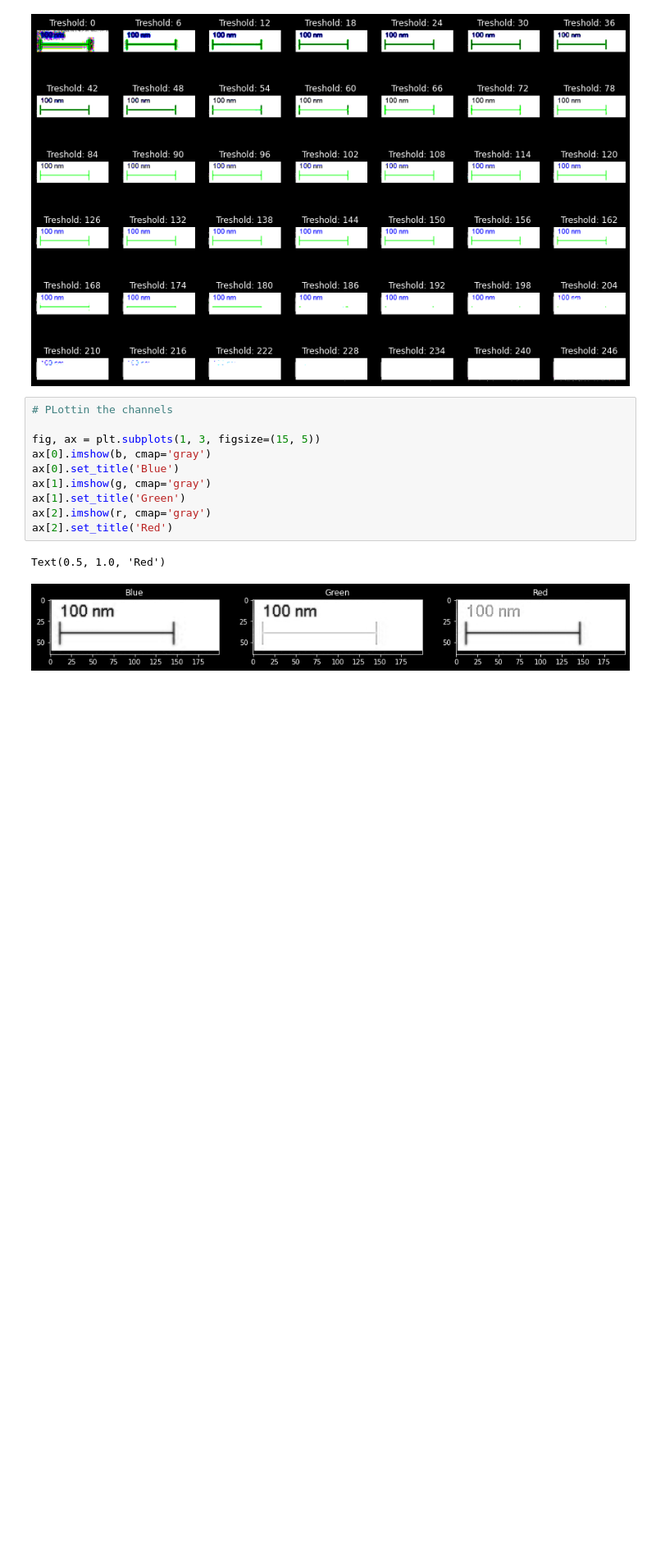
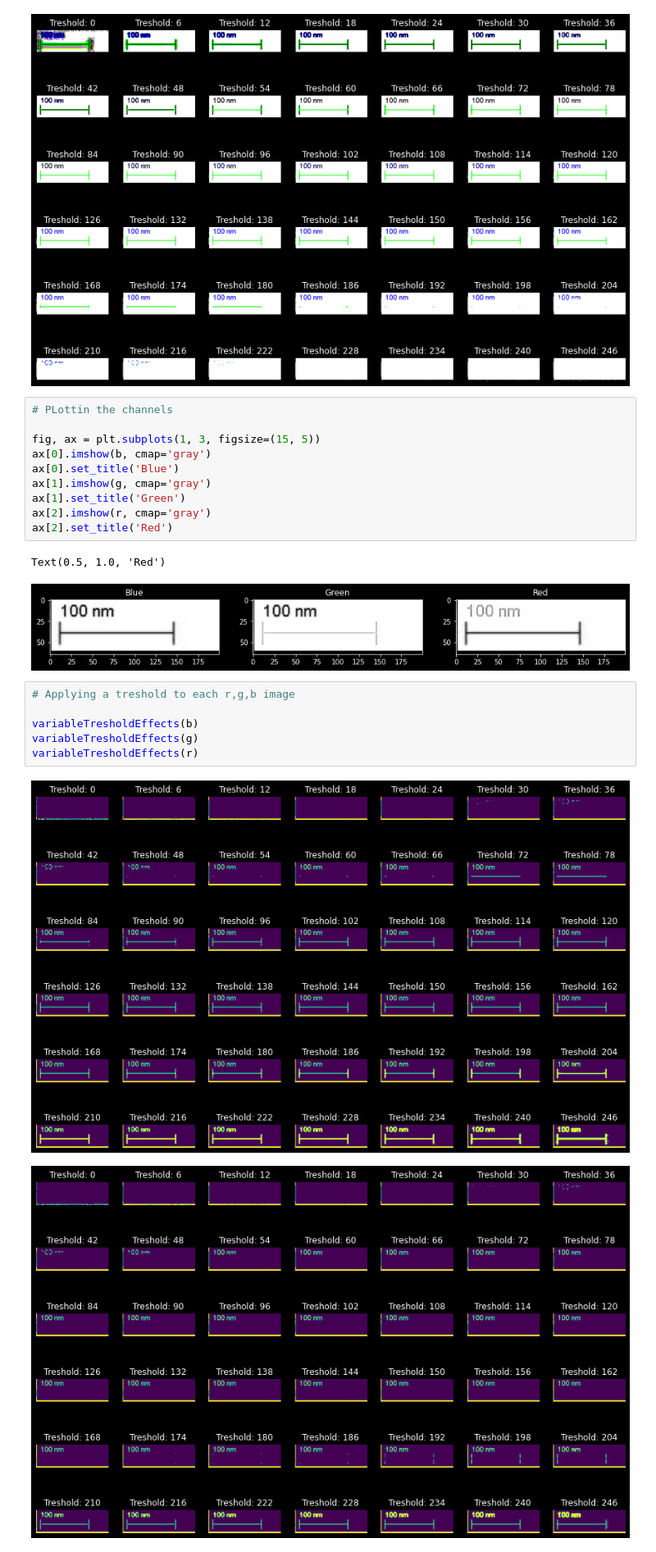
Before and after one commit to oftavira/CNNSEM, a Jupyter notebook: semimages.ipynb, the cells around one changed output. Shown at 82% size. Drawn from its saved outputs; the diff is of its cells as text; blank space fills up the shorter version.

```diff
--- a/semimages.ipynb
+++ b/semimages.ipynb
@@ -341,3 +341,12 @@ ax[2].set_title('Red')
 # %% [output]
 Text(0.5, 1.0, 'Red')
 [figure]
+# %%
+# Applying a treshold to each r,g,b image
+
+variableTresholdEffects(b)
+variableTresholdEffects(g)
+variableTresholdEffects(r)
+# %% [output]
+[figure, added]
+[figure, added]
```
Also changed, not shown: parts of 2 cells of this notebook, 2 other files.
